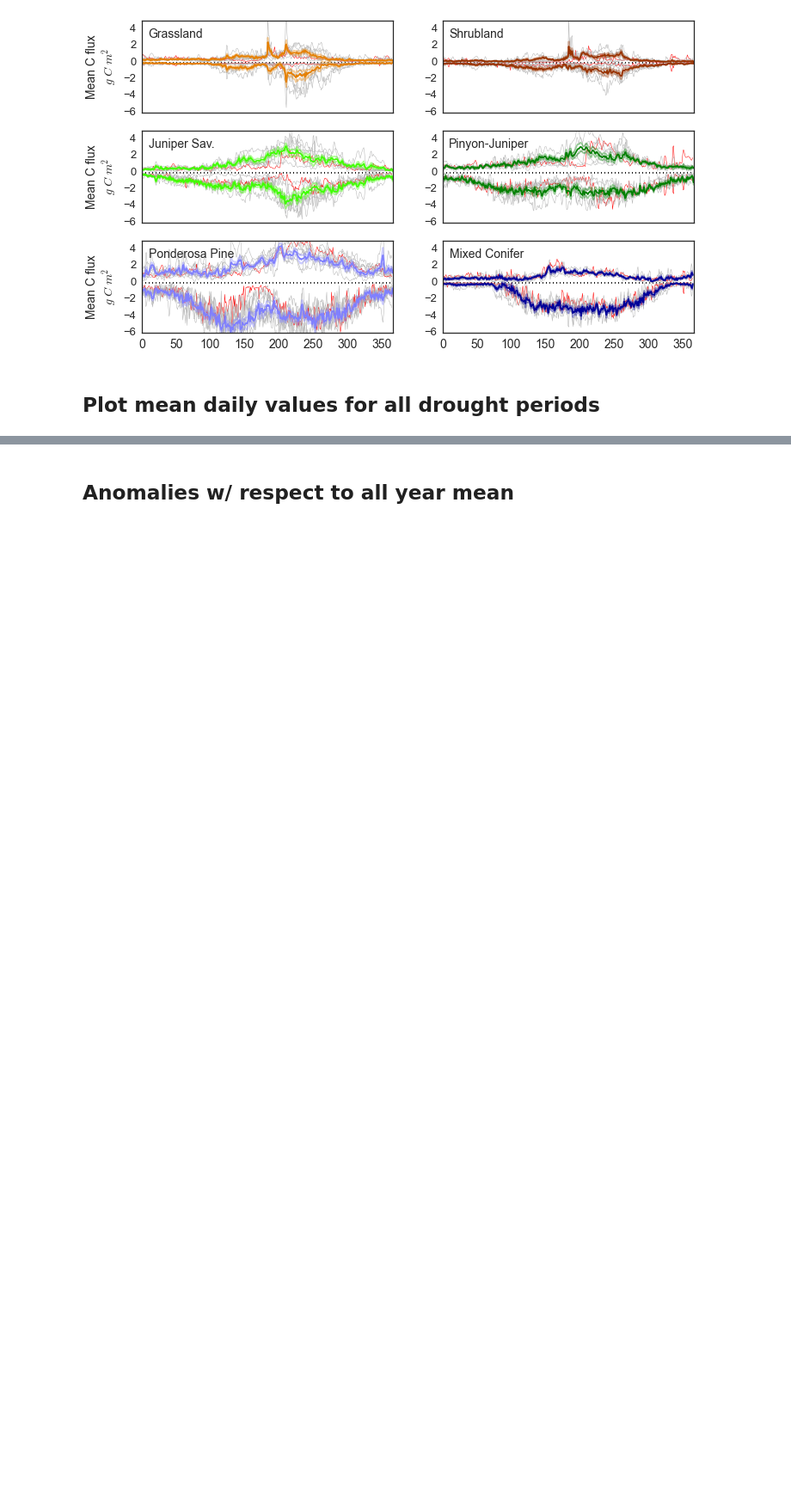
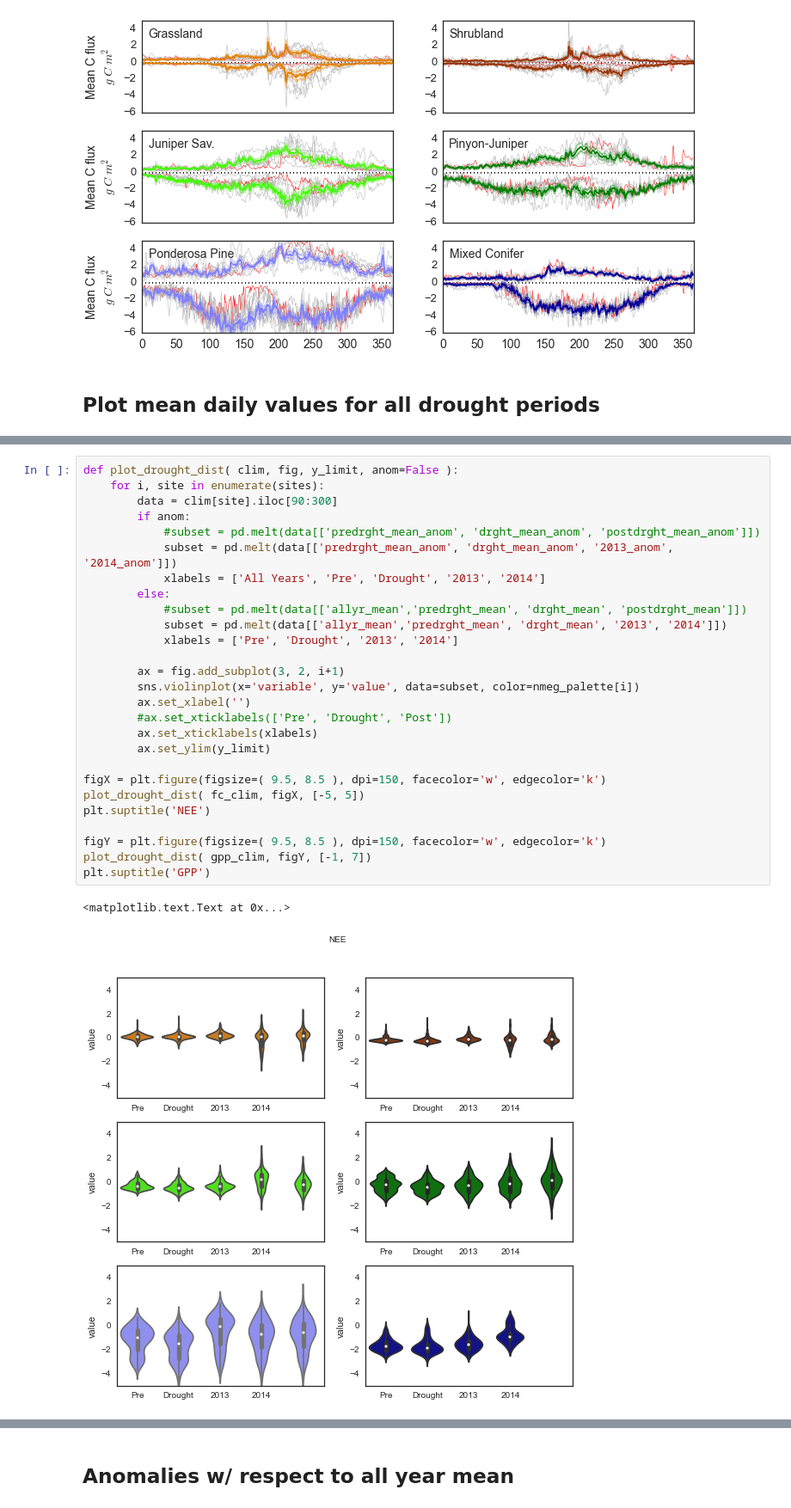
Before and after one commit to gremau/NMEG_miscellany, a Jupyter notebook: multiyear_means_and_anomaly.ipynb, the cells around one changed output, grey strips where cells are left out. Shown at 86% size. Drawn from its saved outputs; the diff is of its cells as text; blank space fills up the shorter version.

```diff
--- a/multiyear_means_and_anomaly.ipynb
+++ b/multiyear_means_and_anomaly.ipynb
@@ -358,0 +329,30 @@ plt.suptitle('GPP')
+# %%
+def plot_drought_dist( clim, fig, y_limit, anom=False ):
+    for i, site in enumerate(sites):
+        data = clim[site].iloc[90:300]
+        if anom:
+            #subset = pd.melt(data[['predrght_mean_anom', 'drght_mean_anom', 'postdrght_mean_anom']])
+            subset = pd.melt(data[['predrght_mean_anom', 'drght_mean_anom', '2013_anom', '2014_anom']])
+            xlabels = ['All Years', 'Pre', 'Drought', '2013', '2014']
+        else:
+            #subset = pd.melt(data[['allyr_mean','predrght_mean', 'drght_mean', 'postdrght_mean']])
+            subset = pd.melt(data[['allyr_mean','predrght_mean', 'drght_mean', '2013', '2014']])
+            xlabels = ['Pre', 'Drought', '2013', '2014']
+
+        ax = fig.add_subplot(3, 2, i+1)
+        sns.violinplot(x='variable', y='value', data=subset, color=nmeg_palette[i])
+        ax.set_xlabel('')
+        #ax.set_xticklabels(['Pre', 'Drought', 'Post'])
+        ax.set_xticklabels(xlabels)
+        ax.set_ylim(y_limit)
+
+figX = plt.figure(figsize=( 9.5, 8.5 ), dpi=150, facecolor='w', edgecolor='k')
+plot_drought_dist( fc_clim, figX, [-5, 5])
+plt.suptitle('NEE')
+
+figY = plt.figure(figsize=( 9.5, 8.5 ), dpi=150, facecolor='w', edgecolor='k')
+plot_drought_dist( gpp_clim, figY, [-1, 7])
+plt.suptitle('GPP')
+# %% [output]
+<matplotlib.text.Text at 0x...>
+[figure, added]
```
Also changed, not shown: parts of 7 cells of this notebook.
